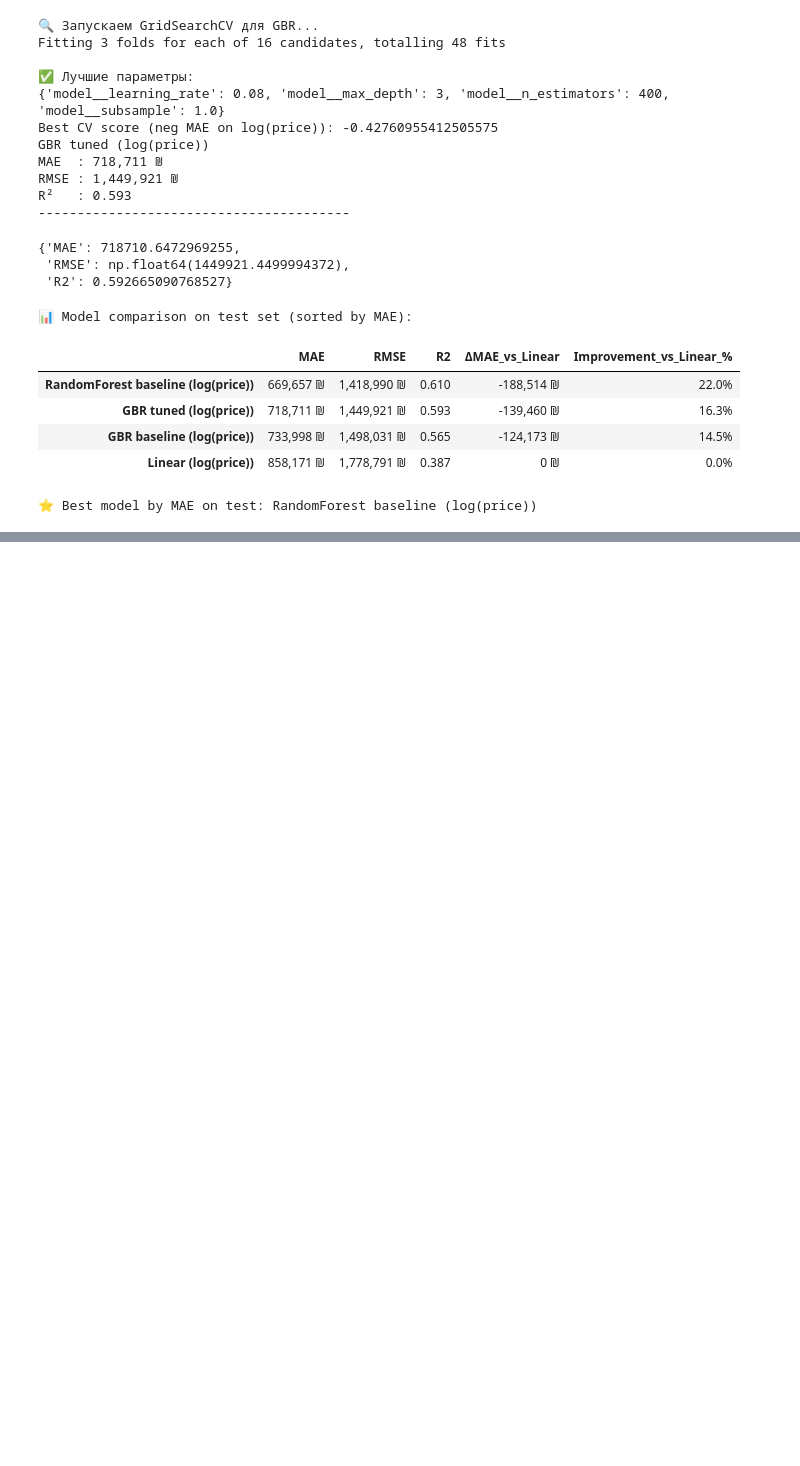
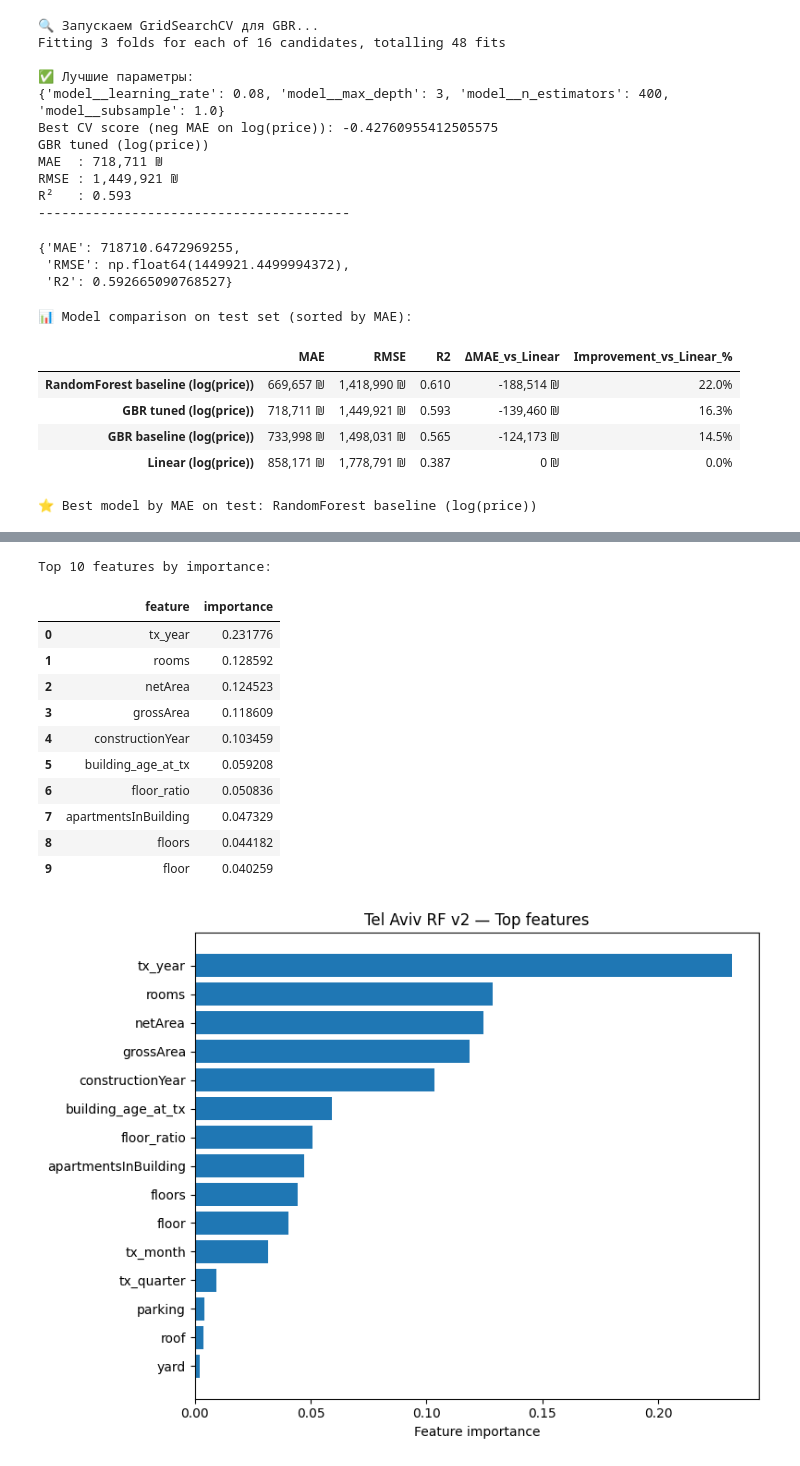
Before and after one commit to NikitaMarshchonok/end-to-end-ML-project, a Jupyter notebook: notebooks/israel_tel_aviv_model_improvement.ipynb, the cells around one changed output, grey strips where cells are left out. Saved outputs shown, nothing was run; the diff lists cells and outputs as text; code cells hidden in the pictures; blank space fills up the shorter version.

```diff
--- a/notebooks/israel_tel_aviv_model_improvement.ipynb
+++ b/notebooks/israel_tel_aviv_model_improvement.ipynb
@@ -837,0 +896,53 @@ print(f"\n⭐ Best model by MAE on test: {best_name}")
+# %%
+# Cell 7: важность признаков для финальной модели RandomForest v2
+
+import os
+import matplotlib.pyplot as plt
+
+# Достаём сам RandomForest из pipeline
+rf_v2 = final_rf_v2.named_steps["model"]
+
+importances = rf_v2.feature_importances_
+
+fi_df = (
+    pd.DataFrame({
+        "feature": feature_cols,
+        "importance": importances
+    })
+    .sort_values("importance", ascending=False)
+    .reset_index(drop=True)
+)
+
+print("Top 10 features by importance:")
+display(fi_df.head(10))
+
+# --- Бар-чарт для README ---
+plt.figure(figsize=(8, 6))
+top_k = 15
+plt.barh(
+    fi_df["feature"].head(top_k)[::-1],
+    fi_df["importance"].head(top_k)[::-1],
+)
+plt.xlabel("Feature importance")
+plt.title("Tel Aviv RF v2 — Top features")
+plt.tight_layout()
+
+# сохраняем картинку в папку pics для README
+os.makedirs("pics", exist_ok=True)
+plt.savefig("pics/tel_aviv_v2_feature_importance.png", dpi=180, bbox_inches="tight")
+
+plt.show()
+# %% [output]
+Top 10 features by importance:
+|  | feature | importance |
+| 0 | tx_year | 0.231776 |
+| 1 | rooms | 0.128592 |
+| 2 | netArea | 0.124523 |
+| 3 | grossArea | 0.118609 |
+| 4 | constructionYear | 0.103459 |
+| 5 | building_age_at_tx | 0.059208 |
+| 6 | floor_ratio | 0.050836 |
+| 7 | apartmentsInBuilding | 0.047329 |
+| 8 | floors | 0.044182 |
+| 9 | floor | 0.040259 |
+[figure, added]
```
Also changed, not shown: parts of 1 cell of this notebook, 1 other file.
